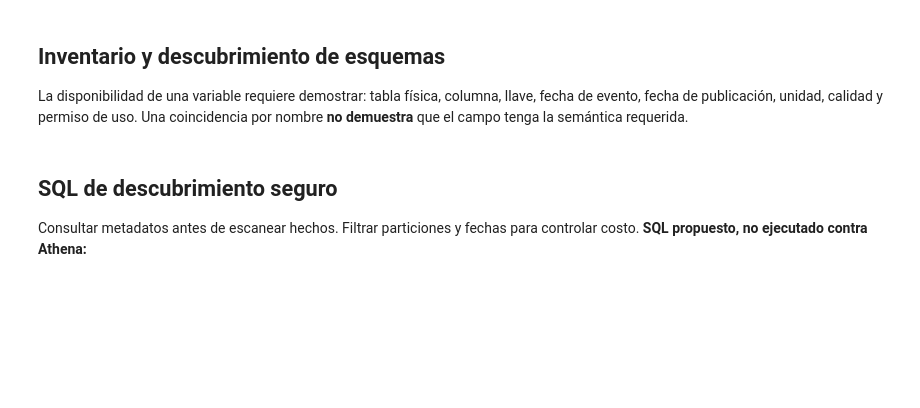
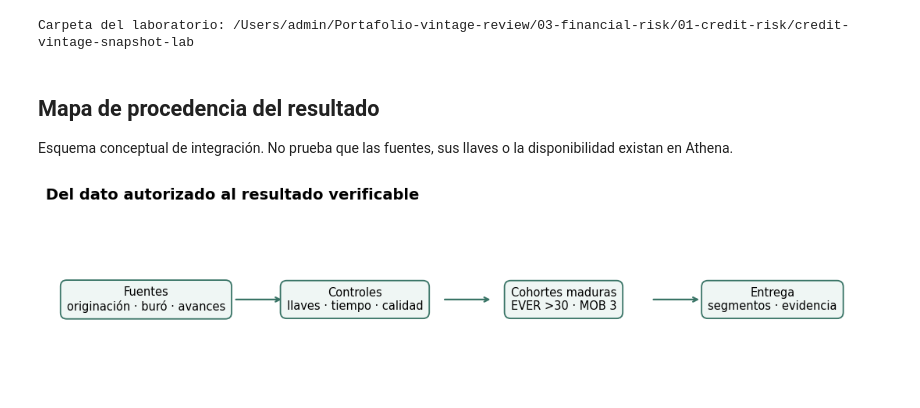
Before and after one commit to Jose85100/Portafolio, a Jupyter notebook: 03-financial-risk/01-credit-risk/credit-vintage-snapshot-lab/06_diccionario_y_sql_athena.ipynb, the cells around one changed output. Saved outputs shown, nothing was run; the diff lists cells and outputs as text; code cells hidden in the pictures; blank space fills up the shorter version.

```diff
--- a/03-financial-risk/01-credit-risk/credit-vintage-snapshot-lab/06_diccionario_y_sql_athena.ipynb
+++ b/03-financial-risk/01-credit-risk/credit-vintage-snapshot-lab/06_diccionario_y_sql_athena.ipynb
@@ -14,17 +22,13 @@ import numpy as np
 import pandas as pd
 import matplotlib.pyplot as plt
 from IPython.display import display
+
 BASE = Path.cwd()
 if not (BASE/'plantilla_panel_mensual.csv').exists():
-    BASE = Path('/mnt/data/estudio_riesgo_credito')
-assert BASE.exists(), 'Ubique el notebook junto a las plantillas CSV'
-plt.rcParams.update({'figure.figsize':(9,4.8),'axes.grid':True,'grid.alpha':.2})
-def load(name, parse_dates=None):
-    path=BASE/name
-    df=pd.read_csv(path,parse_dates=parse_dates or [])
-    print(f'{name}: {len(df):,} registros, {len(df.columns)} columnas')
-    return df
+    BASE = next(p for p in [BASE, *BASE.parents] if (p/'03-financial-risk').is_dir()) / '03-financial-risk/01-credit-risk/credit-vintage-snapshot-lab'
+plt.rcParams.update({'figure.figsize': (10, 4.8), 'axes.spines.top': False,
+                     'axes.spines.right': False, 'axes.grid': True, 'grid.alpha': .18,
+                     'font.size': 10, 'axes.titleweight': 'bold'})
+print('Carpeta del laboratorio:', BASE)
+# %% [output]
+Carpeta del laboratorio: /Users/admin/Portafolio-vintage-review/03-financial-risk/01-credit-risk/credit-vintage-snapshot-lab
-# %% [markdown]
-## Inventario y descubrimiento de esquemas
-
-La disponibilidad de una variable requiere demostrar: tabla física, columna, llave, fecha de evento, fecha de publicación, unidad, calidad y permiso de uso. Una coincidencia por nombre **no demuestra** que el campo tenga la semántica requerida.
@@ -34,4 +35,16 @@ display(sources.head(30));display(dictionary.head(15))
-# %% [markdown]
-## SQL de descubrimiento seguro
-
-Consultar metadatos antes de escanear hechos. Filtrar particiones y fechas para controlar costo. **SQL propuesto, no ejecutado contra Athena:**
+# %% [markdown]
+## Mapa de procedencia del resultado
+
+Esquema conceptual de integración. No prueba que las fuentes, sus llaves o la disponibilidad existan en Athena.
+# %%
+fig, ax = plt.subplots(figsize=(11, 2.8)); ax.axis('off')
+labels=['Fuentes\noriginación · buró · avances','Controles\nllaves · tiempo · calidad','Cohortes maduras\nEVER >30 · MOB 3','Entrega\nsegmentos · evidencia']
+for i,label in enumerate(labels):
+    x=.12+i*.25
+    ax.text(x,.5,label,transform=ax.transAxes,ha='center',va='center',fontsize=10.5,
+            bbox=dict(boxstyle='round,pad=.55',fc='#eff6f4',ec='#397466',lw=1.3))
+    if i<3:ax.annotate('',xy=(x+.165,.5),xytext=(x+.105,.5),xycoords='axes fraction',arrowprops=dict(arrowstyle='->',color='#397466',lw=1.6))
+ax.set_title('Del dato autorizado al resultado verificable',loc='left',fontsize=14,pad=15)
+plt.tight_layout();plt.show()
+# %% [output]
+[figure, added]
```
Also changed, not shown: parts of 22 cells of this notebook, 14 other files.
